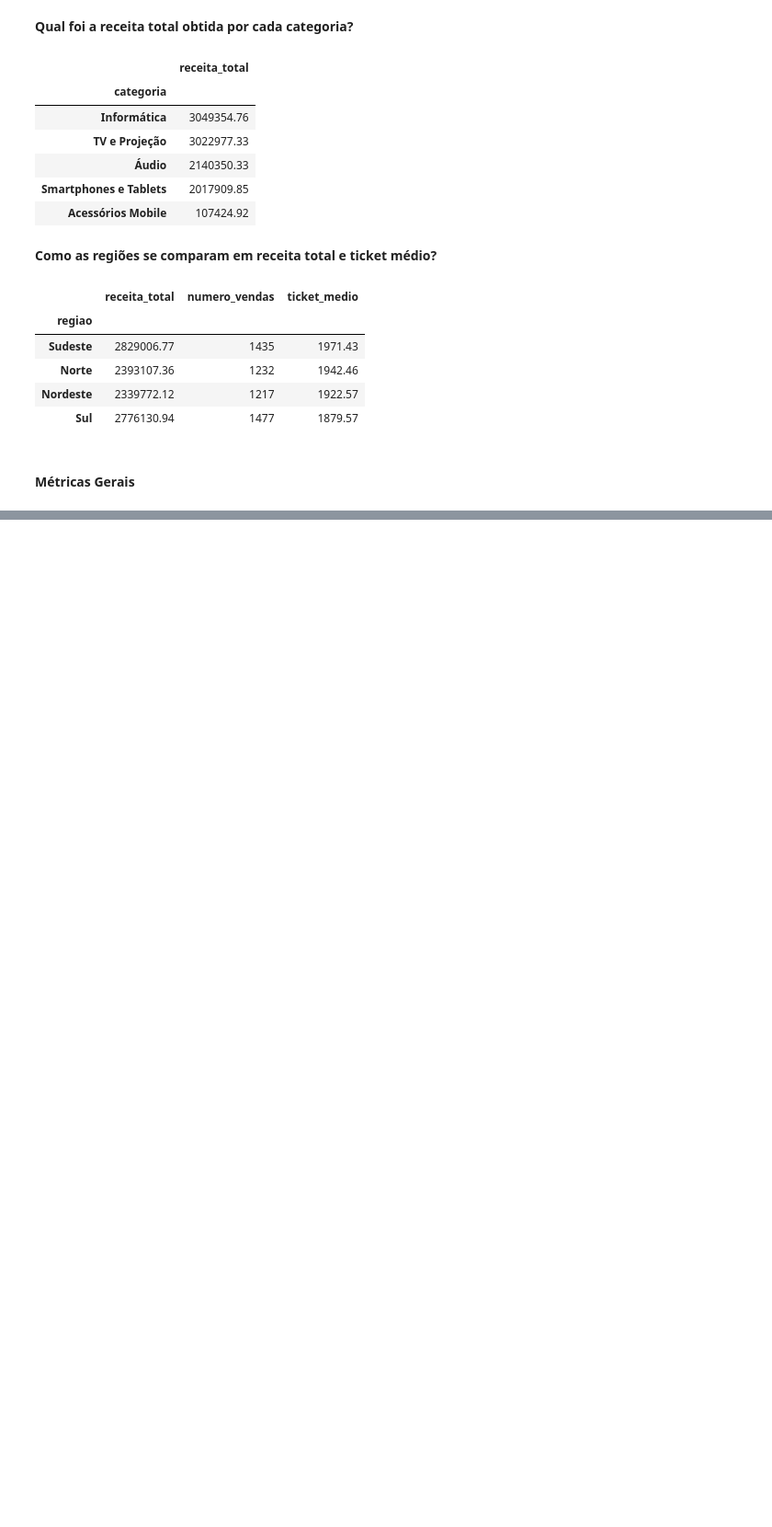
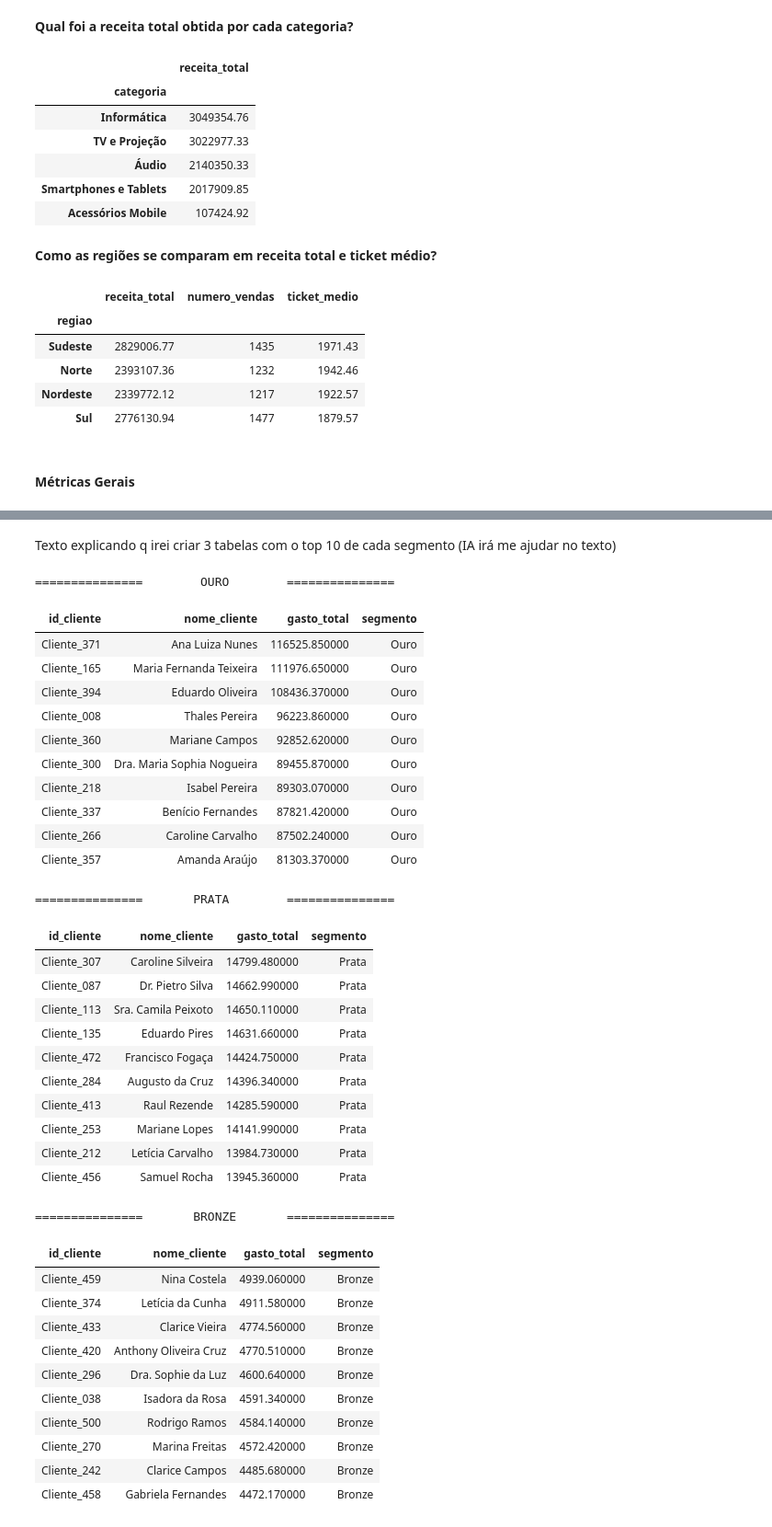
Before and after one commit to CorreaBrunoMiguel/sales-insight-py, a Jupyter notebook: notebooks/sales_insight.ipynb, the cells around one changed output, grey strips where cells are left out. Shown at 92% size. Cells and saved outputs as stored; diff of their text form; code cells hidden in the pictures; blank space fills up the shorter version.

Commit message:
feat: adiciona segmentacao de clientes por gasto

```diff
--- a/notebooks/sales_insight.ipynb
+++ b/notebooks/sales_insight.ipynb
@@ -904,0 +915,62 @@ metricas_gerais = {
+# %%
+segmentacao_cliente = df.groupby(["id_cliente", "nome_cliente"], as_index=False).agg(
+    gasto_total=("receita_total", "sum")
+)
+
+segmentacao_cliente["segmento"] = segmentacao_cliente.gasto_total.apply(
+    lambda gasto: (
+        "Bronze" if gasto < 5_000 else "Prata" if gasto <= 15_000 else "Ouro"
+    )
+)
+# %% [markdown]
+Texto explicando q irei criar 3 tabelas com o top 10 de cada segmento (IA irá me ajudar no texto)
+# %%
+segmentos = ["Ouro", "Prata", "Bronze"]
+decor = "=" * 15
+
+for segmento in segmentos:
+    print(f"{decor}{segmento.upper():^20}{decor}")
+
+    top_10_ouro = segmentacao_cliente[
+        segmentacao_cliente.segmento == segmento
+    ].sort_values("gasto_total", ascending=False)
+
+    display(top_10_ouro.head(10).style.hide(axis="index"))
+    print()
+# %% [output]
+===============        OURO        ===============
+| id_cliente | nome_cliente | gasto_total | segmento |
+| Cliente_371 | Ana Luiza Nunes | 116525.850000 | Ouro |
+| Cliente_165 | Maria Fernanda Teixeira | 111976.650000 | Ouro |
+| Cliente_394 | Eduardo Oliveira | 108436.370000 | Ouro |
+| Cliente_008 | Thales Pereira | 96223.860000 | Ouro |
+| Cliente_360 | Mariane Campos | 92852.620000 | Ouro |
+| Cliente_300 | Dra. Maria Sophia Nogueira | 89455.870000 | Ouro |
+| Cliente_218 | Isabel Pereira | 89303.070000 | Ouro |
+| Cliente_337 | Benício Fernandes | 87821.420000 | Ouro |
+| Cliente_266 | Caroline Carvalho | 87502.240000 | Ouro |
+| Cliente_357 | Amanda Araújo | 81303.370000 | Ouro |
+===============       PRATA        ===============
+| id_cliente | nome_cliente | gasto_total | segmento |
+| Cliente_307 | Caroline Silveira | 14799.480000 | Prata |
+| Cliente_087 | Dr. Pietro Silva | 14662.990000 | Prata |
+| Cliente_113 | Sra. Camila Peixoto | 14650.110000 | Prata |
+| Cliente_135 | Eduardo Pires | 14631.660000 | Prata |
+| Cliente_472 | Francisco Fogaça | 14424.750000 | Prata |
+| Cliente_284 | Augusto da Cruz | 14396.340000 | Prata |
+| Cliente_413 | Raul Rezende | 14285.590000 | Prata |
+| Cliente_253 | Mariane Lopes | 14141.990000 | Prata |
+| Cliente_212 | Letícia Carvalho | 13984.730000 | Prata |
+| Cliente_456 | Samuel Rocha | 13945.360000 | Prata |
+===============       BRONZE       ===============
+| id_cliente | nome_cliente | gasto_total | segmento |
+| Cliente_459 | Nina Costela | 4939.060000 | Bronze |
+| Cliente_374 | Letícia da Cunha | 4911.580000 | Bronze |
+| Cliente_433 | Clarice Vieira | 4774.560000 | Bronze |
+| Cliente_420 | Anthony Oliveira Cruz | 4770.510000 | Bronze |
+| Cliente_296 | Dra. Sophie da Luz | 4600.640000 | Bronze |
+| Cliente_038 | Isadora da Rosa | 4591.340000 | Bronze |
+| Cliente_500 | Rodrigo Ramos | 4584.140000 | Bronze |
+| Cliente_270 | Marina Freitas | 4572.420000 | Bronze |
+| Cliente_242 | Clarice Campos | 4485.680000 | Bronze |
+| Cliente_458 | Gabriela Fernandes | 4472.170000 | Bronze |
```
Also changed, not shown: parts of 1 cell of this notebook.
